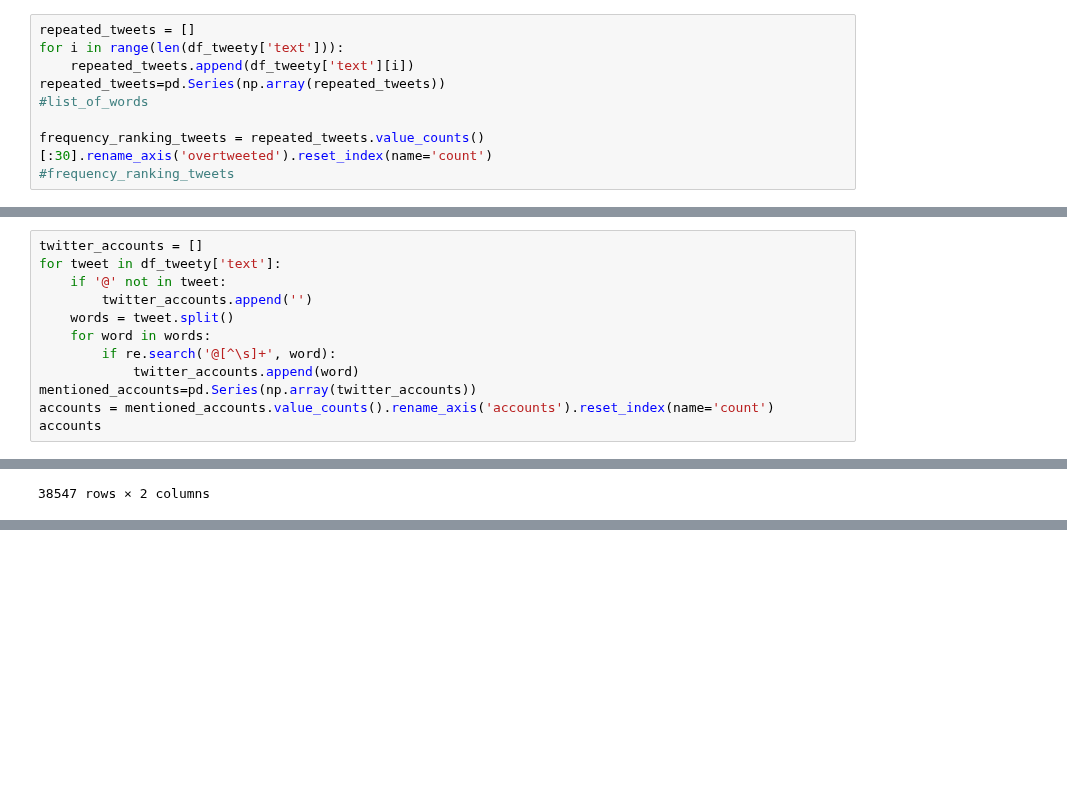
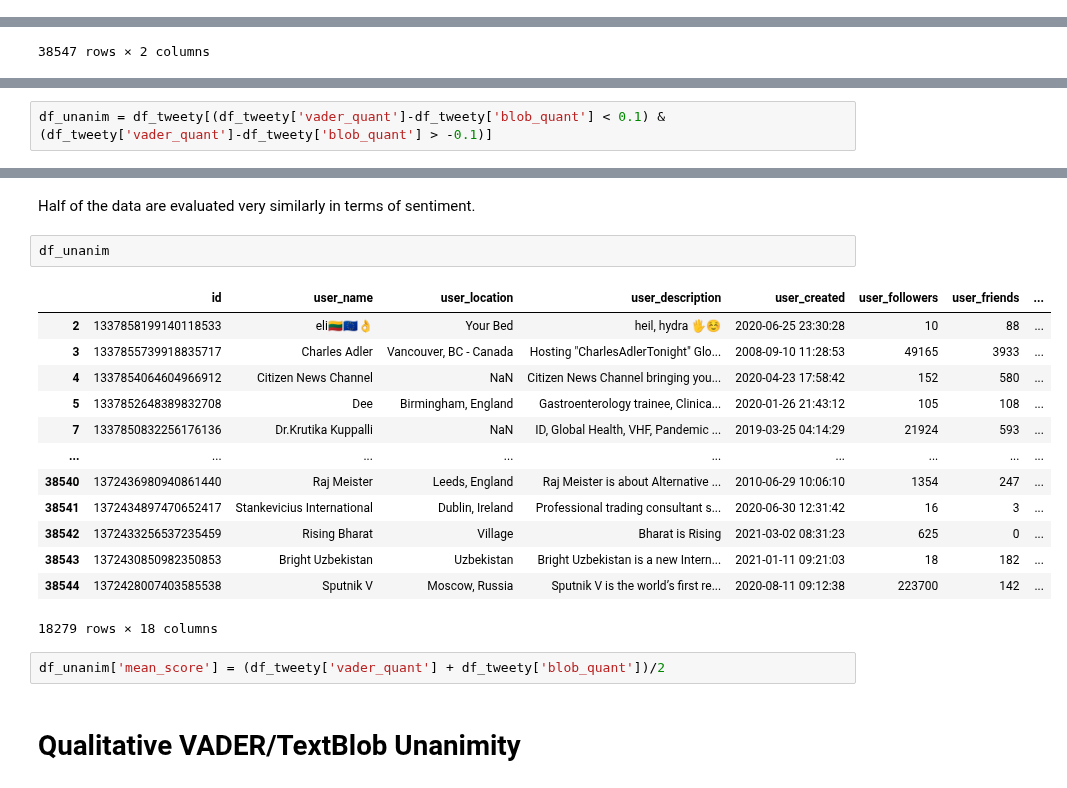
Before and after one commit to BiBa-01/Capstone_Covid, a Jupyter notebook: TweetsEDAquant.ipynb, the cells around one changed output, grey strips where cells are left out. Drawn from its saved outputs; the diff is of its cells as text; blank space fills up the shorter version.

```diff
--- a/TweetsEDAquant.ipynb
+++ b/TweetsEDAquant.ipynb
@@ -484,9 +104,0 @@ to_1D(df_tweety['hashtags']).value_counts()[:30].rename_axis('hasht_country_freq
-# %%
-repeated_tweets = []
-for i in range(len(df_tweety['text'])):
-    repeated_tweets.append(df_tweety['text'][i])
-repeated_tweets=pd.Series(np.array(repeated_tweets))
-#list_of_words
-
-frequency_ranking_tweets = repeated_tweets.value_counts()[:30].rename_axis('overtweeted').reset_index(name='count')
-#frequency_ranking_tweets
@@ -536,12 +104,0 @@ hasht_bool.drop(['covid19', 'covid', 'china', 'russia', 'bharatbiotech', 'eu', '
-# %%
-twitter_accounts = []
-for tweet in df_tweety['text']:
-    if '@' not in tweet:
-        twitter_accounts.append('')
-    words = tweet.split()
-    for word in words:
-        if re.search('@[^\s]+', word):
-            twitter_accounts.append(word)
-mentioned_accounts=pd.Series(np.array(twitter_accounts))
-accounts = mentioned_accounts.value_counts().rename_axis('accounts').reset_index(name='count')
-accounts
@@ -982,3 +260,5 @@ df_unanim = df_tweety[df_tweety['sentiment']==df_tweety['blob_sent']]
+# %%
+df_unanim = df_tweety[(df_tweety['vader_quant']-df_tweety['blob_quant'] < 0.1) & (df_tweety['vader_quant']-df_tweety['blob_quant'] > -0.1)]
 # %%
 df_unanim.shape
 # %% [output]
@@ -985,0 +266,22 @@ df_unanim.shape
+# %% [markdown]
+Half of the data are evaluated very similarly in terms of sentiment.
+# %%
+df_unanim
+# %% [output]
+|  | id | user_name | user_location | user_description | user_created | user_followers | user_friends | ... |
+| 2 | 1337858199140118533 | eli🇱🇹🇪🇺👌 | Your Bed | heil, hydra 🖐☺ | 2020-06-25 23:30:28 | 10 | 88 | ... |
+| 3 | 1337855739918835717 | Charles Adler | Vancouver, BC - Canada | Hosting "CharlesAdlerTonight" Glo... | 2008-09-10 11:28:53 | 49165 | 3933 | ... |
+| 4 | 1337854064604966912 | Citizen News Channel | NaN | Citizen News Channel bringing you... | 2020-04-23 17:58:42 | 152 | 580 | ... |
+| 5 | 1337852648389832708 | Dee | Birmingham, England | Gastroenterology trainee, Clinica... | 2020-01-26 21:43:12 | 105 | 108 | ... |
+| 7 | 1337850832256176136 | Dr.Krutika Kuppalli | NaN | ID, Global Health, VHF, Pandemic ... | 2019-03-25 04:14:29 | 21924 | 593 | ... |
+| ... | ... | ... | ... | ... | ... | ... | ... | ... |
+| 38540 | 1372436980940861440 | Raj Meister | Leeds, England | Raj Meister is about Alternative ... | 2010-06-29 10:06:10 | 1354 | 247 | ... |
+| 38541 | 1372434897470652417 | Stankevicius International | Dublin, Ireland | Professional trading consultant s... | 2020-06-30 12:31:42 | 16 | 3 | ... |
+| 38542 | 1372433256537235459 | Rising Bharat | Village | Bharat is Rising | 2021-03-02 08:31:23 | 625 | 0 | ... |
+| 38543 | 1372430850982350853 | Bright Uzbekistan | Uzbekistan | Bright Uzbekistan is a new Intern... | 2021-01-11 09:21:03 | 18 | 182 | ... |
+| 38544 | 1372428007403585538 | Sputnik V | Moscow, Russia | Sputnik V is the world’s first re... | 2020-08-11 09:12:38 | 223700 | 142 | ... |
+18279 rows × 18 columns
+# %%
+df_unanim['mean_score'] = (df_tweety['vader_quant'] + df_tweety['blob_quant'])/2
+# %% [markdown]
+# Qualitative VADER/TextBlob Unanimity
```
Also changed, not shown: parts of 122 cells of this notebook, 2 other files.
